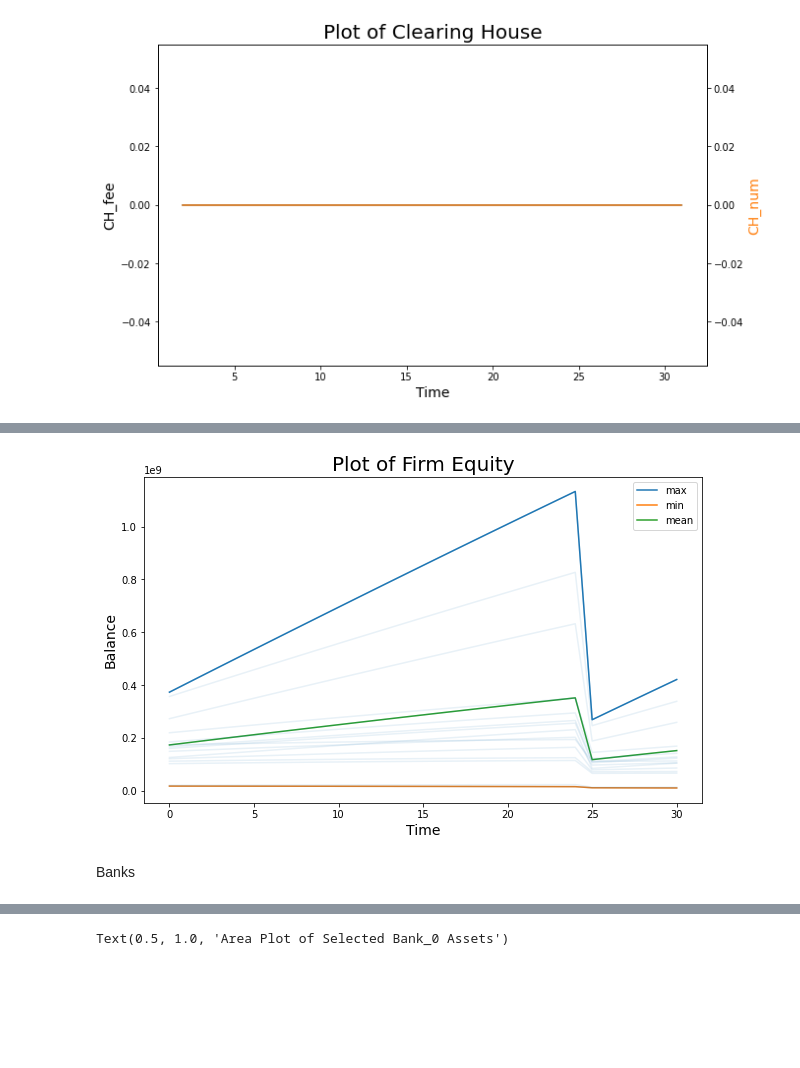
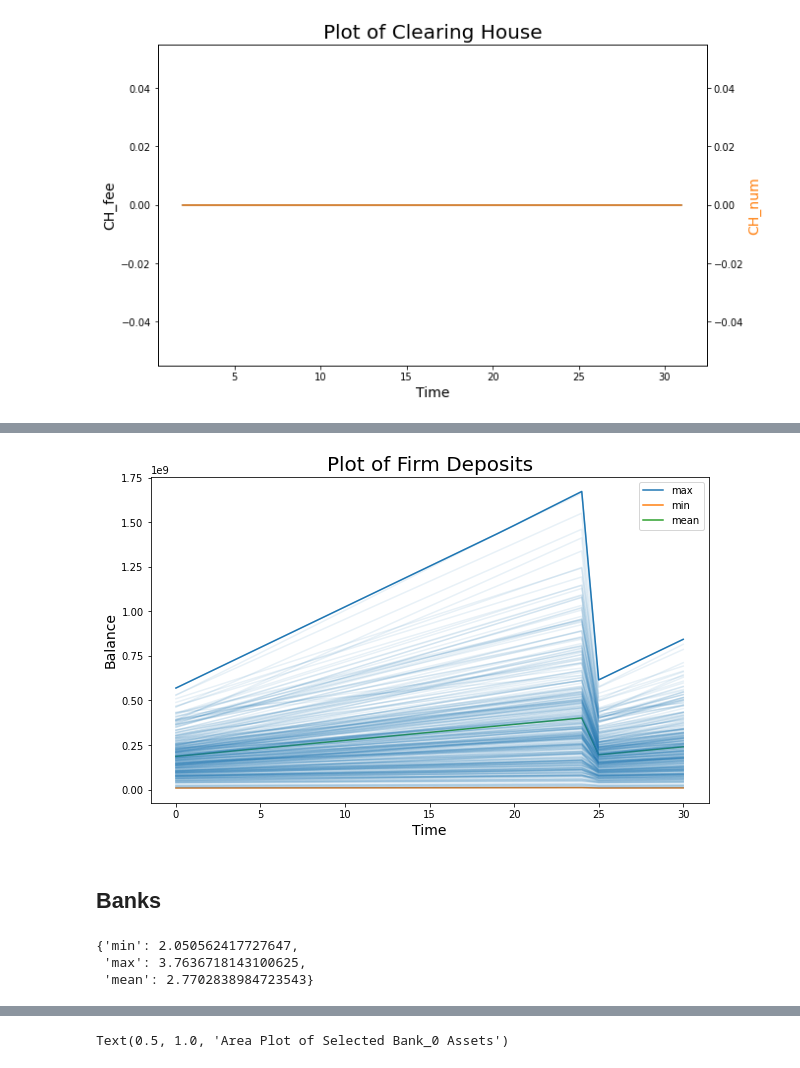
Before and after one commit to JonathanRossouw/Thesis, a Jupyter notebook: thesis/CBDC_analyze.ipynb, the cells around one changed output, grey strips where cells are left out. Saved outputs shown, nothing was run; the diff lists cells and outputs as text; code cells hidden in the pictures; blank space fills up the shorter version.

```diff
--- a/thesis/CBDC_analyze.ipynb
+++ b/thesis/CBDC_analyze.ipynb
@@ -239,3 +267,11 @@ Households
+# %%
+hh_npv = []
+for item in households_output:
+    hh_ids = list(json_to_dataframe_account(item, num_sim, "loans").columns)
+    for house in hh_ids:
+        household_npv = json_to_dataframe_id(item, num_sim, house)
+        household_npv['npv'] = household_npv[['deposits', 'bank_notes',  'receivables',  'equity_firm' , 'equity_bank']].sum(axis=1) - household_npv['deposits'].values
+        hh_npv.append(household_npv)
 # %%
 fig, ax = plt.subplots(nrows=1, ncols=1, figsize=(10,6))
 
@@ -303,0 +398,24 @@ Firms
+# %%
+# Firm Equity Plot
+firm_equity = {}
+for i, firm in enumerate(firms_output):
+    df_firm_equity = json_to_dataframe_account(firm, num_sim, "equity")
+    for j, col in enumerate(df_firm_equity):
+        firm_equity[(i+1)*(j+1)] = df_firm_equity[col].values
+firm_equity = pd.DataFrame.from_dict(firm_equity)
+
+fig, ax = plt.subplots(nrows=1, ncols=1, figsize=(10,6))
+
+# Firms
+firm_equity['max'] = firm_equity.max(axis=1)
+firm_equity['min'] = firm_equity.min(axis=1)
+firm_equity['mean'] = firm_equity.mean(axis=1)
+ax.plot(firm_equity.index, firm_equity[['max', 'min', 'mean']])
+ax.plot(firm_equity.index, firm_equity, color='C0', alpha=0.1)
+
+ax.set_xlabel('Time', fontsize='14')
+ax.set_ylabel('Balance', fontsize='14')
+ax.legend(['max', 'min', 'mean'])
+plt.title("Plot of Firm Equity", size=20)
+
+fig.savefig('figures/Firm_Equity.png')
@@ -304,21 +424,44 @@ Firms
 # %%
+# Firm Deposits Plot
+firm_deposits = {}
+for i, firm in enumerate(firms_output):
+    df_firm_deposits = json_to_dataframe_account(firm, num_sim, "deposits")
+    for j, col in enumerate(df_firm_deposits):
+        firm_deposits[(i+1)*(j+1)] = df_firm_deposits[col].values
+firm_deposits = pd.DataFrame.from_dict(firm_deposits)
+
 fig, ax = plt.subplots(nrows=1, ncols=1, figsize=(10,6))
 
 # Firms
-firm_deposits = json_to_dataframe_account(firms_output[0], num_sim, 'equity')
 firm_deposits['max'] = firm_deposits.max(axis=1)
 firm_deposits['min'] = firm_deposits.min(axis=1)
 firm_deposits['mean'] = firm_deposits.mean(axis=1)
 ax.plot(firm_deposits.index, firm_deposits[['max', 'min', 'mean']])
 ax.plot(firm_deposits.index, firm_deposits, color='C0', alpha=0.1)
 
 ax.set_xlabel('Time', fontsize='14')
 ax.set_ylabel('Balance', fontsize='14')
 ax.legend(['max', 'min', 'mean'])
-plt.title("Plot of Firm Equity", size=20)
+plt.title("Plot of Firm Deposits", size=20)
 
-fig.savefig('figures/Firm_Equity.png')
+fig.savefig('figures/Firm_Deposits.png')
 # %% [output]
-[figure, old version]
+[figure, new version]
-# %% [markdown]
-Banks
+# %% [markdown]
+## Banks
+# %%
+bank_eq = []
+for bank in banks_output:
+    df_bank_eq = json_to_dataframe_account(bank, num_sim, 'equity')
+    bank_eq += list((df_bank_eq.iloc[-1,:] - df_bank_eq.iloc[0,:])/df_bank_eq.iloc[0,:])
+
+bank_eq_stats = {}
+bank_eq.sort()
+bank_eq_stats["min"] = bank_eq[2]
+bank_eq_stats["max"] = bank_eq[-3]
+bank_eq_stats["mean"] = (sum(bank_eq)/len(bank_eq))
+bank_eq_stats
+# %% [output]
+{'min': 2.050562417727647,
+ 'max': 3.7636718143100625,
+ 'mean': 2.7702838984723543}
```
Also changed, not shown: parts of 30 cells of this notebook, 2 other files.
